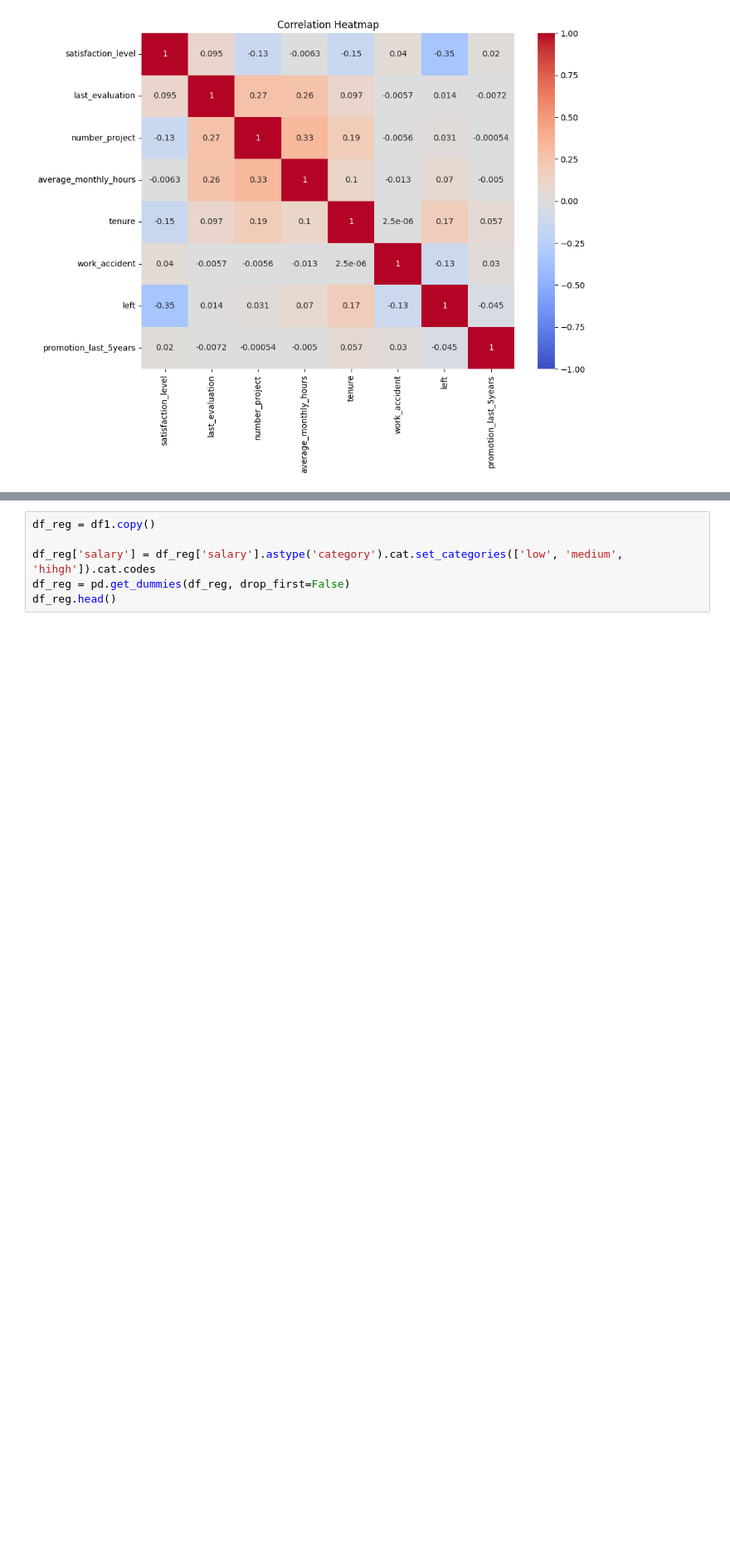
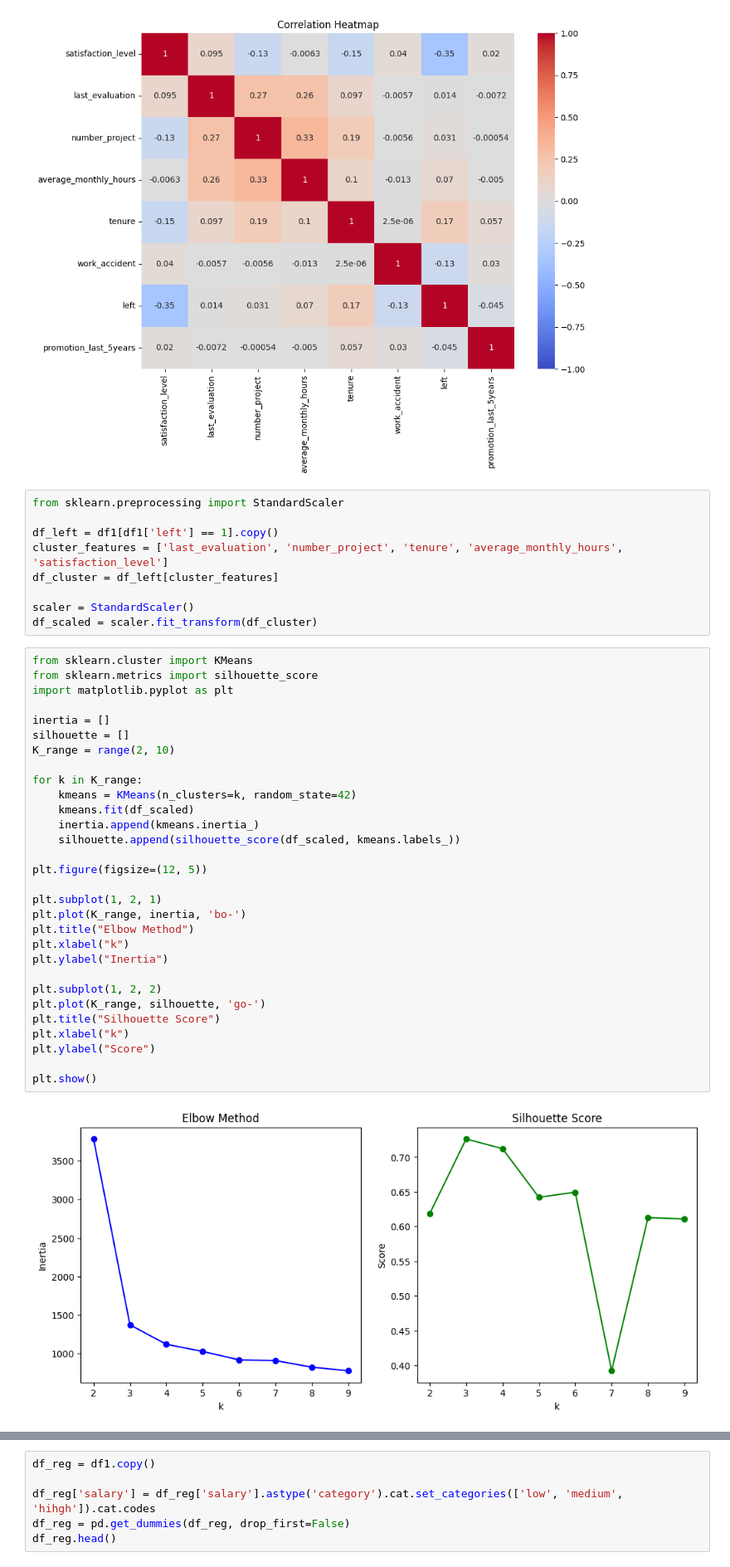
Before and after one commit to mjuan99/employee-retention-prediction, a Jupyter notebook: Employee_Retention_Prediction.ipynb, the cells around one changed output, grey strips where cells are left out. Shown at 83% size. Drawn from its saved outputs; the diff is of its cells as text; blank space fills up the shorter version.

Commit message:
add clustering analysis

```diff
--- a/Employee_Retention_Prediction.ipynb
+++ b/Employee_Retention_Prediction.ipynb
@@ -253,3 +253,44 @@ plt.tight_layout()
 plt.show()
 # %% [output]
 [figure]
+# %%
+from sklearn.preprocessing import StandardScaler
+
+df_left = df1[df1['left'] == 1].copy()
+cluster_features = ['last_evaluation', 'number_project', 'tenure', 'average_monthly_hours', 'satisfaction_level']
+df_cluster = df_left[cluster_features]
+
+scaler = StandardScaler()
+df_scaled = scaler.fit_transform(df_cluster)
+# %%
+from sklearn.cluster import KMeans
+from sklearn.metrics import silhouette_score
+import matplotlib.pyplot as plt
+
+inertia = []
+silhouette = []
+K_range = range(2, 10)
+
+for k in K_range:
+    kmeans = KMeans(n_clusters=k, random_state=42)
+    kmeans.fit(df_scaled)
+    inertia.append(kmeans.inertia_)
+    silhouette.append(silhouette_score(df_scaled, kmeans.labels_))
+
+plt.figure(figsize=(12, 5))
+
+plt.subplot(1, 2, 1)
+plt.plot(K_range, inertia, 'bo-')
+plt.title("Elbow Method")
+plt.xlabel("k")
+plt.ylabel("Inertia")
+
+plt.subplot(1, 2, 2)
+plt.plot(K_range, silhouette, 'go-')
+plt.title("Silhouette Score")
+plt.xlabel("k")
+plt.ylabel("Score")
+
+plt.show()
+# %% [output]
+[figure, added]
```
Also changed, not shown: parts of 5 cells of this notebook.
